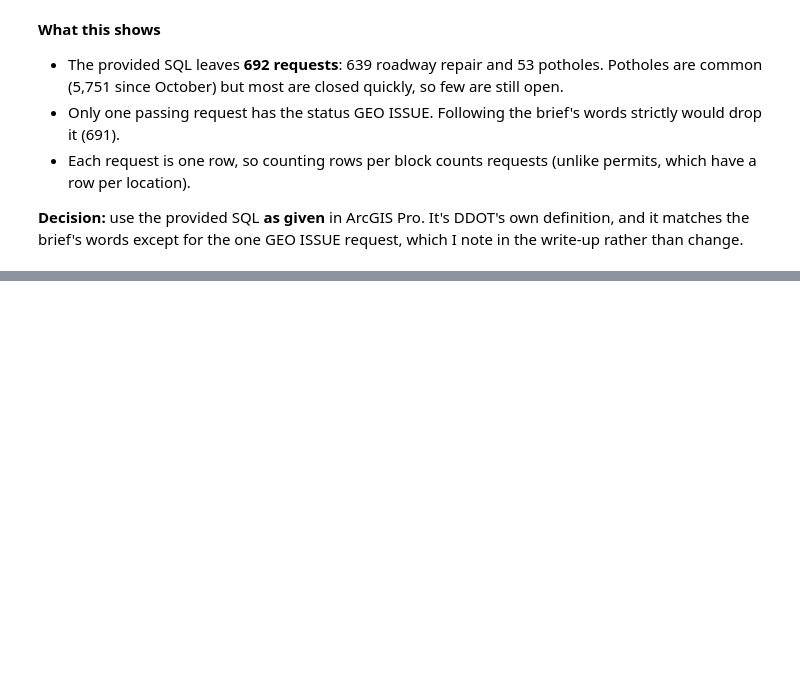
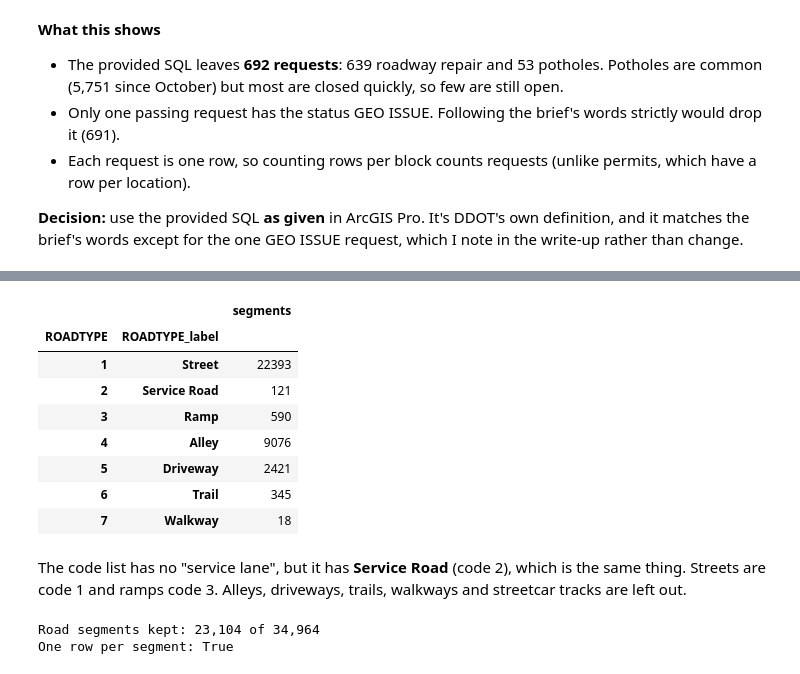
Before and after one commit to taj771/cs12-ddot-assessment, a Jupyter notebook: gis_test/notebooks/step1_explore_layers.ipynb, the cells around one changed output, grey strips where cells are left out. Cells and saved outputs as stored; diff of their text form; code cells hidden in the pictures; blank space fills up the shorter version.

Commit message:
GIS exploration: road types to keep (ROADTYPE is text, needs quotes)

```diff
--- a/gis_test/notebooks/step1_explore_layers.ipynb
+++ b/gis_test/notebooks/step1_explore_layers.ipynb
@@ -327,0 +332,24 @@ One row per request: True
+# %%
+# Road types: code, name and number of segments
+subblocks.groupby(["ROADTYPE", "ROADTYPE_label"]).size().to_frame("segments")
+# %% [output]
+|  |  | segments |
+| ROADTYPE | ROADTYPE_label |  |
+| 1 | Street | 22393 |
+| 2 | Service Road | 121 |
+| 3 | Ramp | 590 |
+| 4 | Alley | 9076 |
+| 5 | Driveway | 2421 |
+| 6 | Trail | 345 |
+| 7 | Walkway | 18 |
+# %% [markdown]
+The code list has no "service lane", but it has **Service Road** (code 2), which is the same thing. Streets are code 1 and ramps code 3. Alleys, driveways, trails, walkways and streetcar tracks are left out.
+# %%
+# ROADTYPE is stored as text ("1", not 1), so the codes need quotes
+kept_types = ["1", "2", "3"]  # Street, Service Road, Ramp
+road_segments = subblocks[subblocks["ROADTYPE"].isin(kept_types)]
+print(f"Road segments kept: {len(road_segments):,} of {len(subblocks):,}")
+print("One row per segment:", road_segments["SUBBLOCKKEY"].is_unique)
+# %% [output]
+Road segments kept: 23,104 of 34,964
+One row per segment: True
```
Also changed, not shown: parts of 2 cells of this notebook.
